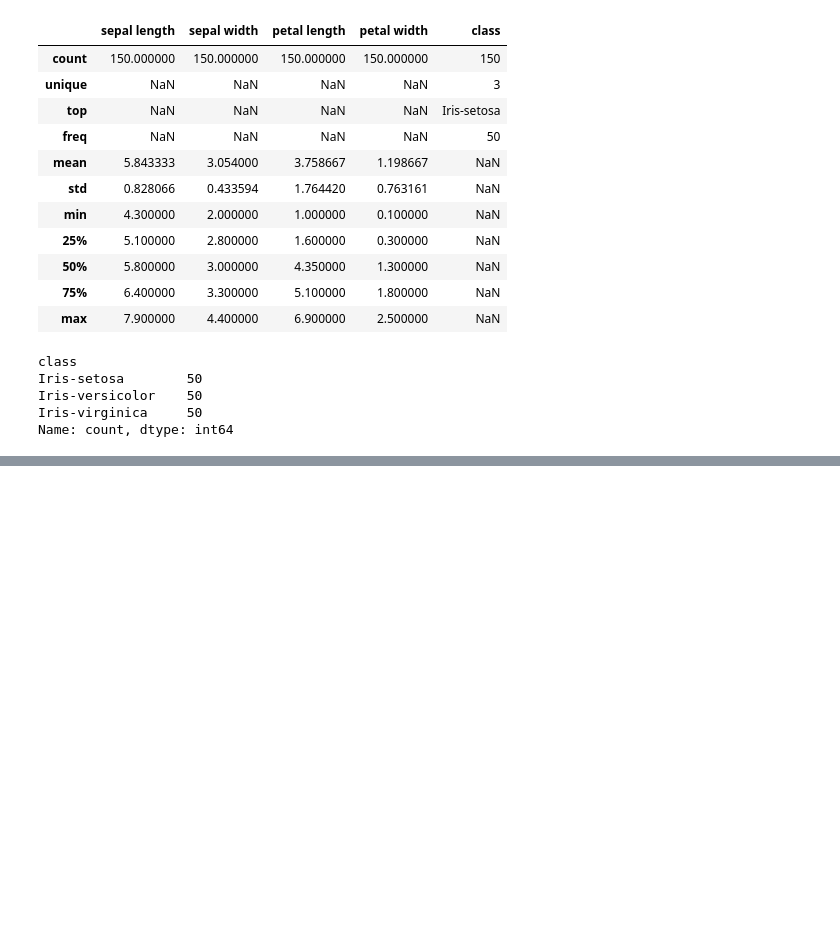
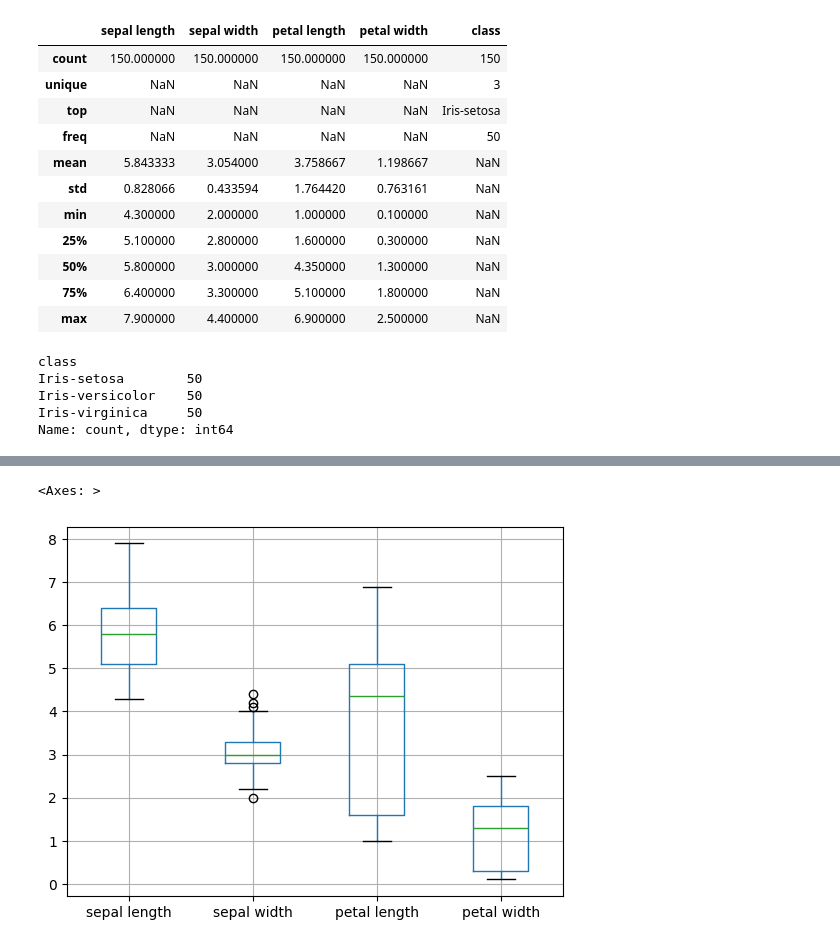
Before and after one commit to crst1970/uv_s2_25, a Jupyter notebook: Mineria/Data_iris.ipynb, the cells around one changed output, grey strips where cells are left out. Saved outputs shown, nothing was run; the diff lists cells and outputs as text; code cells hidden in the pictures; blank space fills up the shorter version.

```diff
--- a/Mineria/Data_iris.ipynb
+++ b/Mineria/Data_iris.ipynb
@@ -55,0 +71,5 @@ Name: count, dtype: int64
+# %%
+data.boxplot()
+# %% [output]
+<Axes: >
+[figure, added]
```
Also changed, not shown: parts of 8 cells of this notebook, 26 other files.
